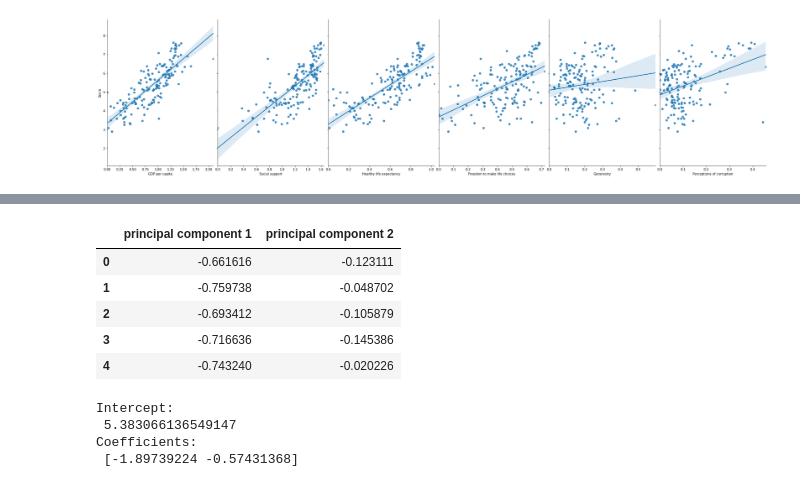
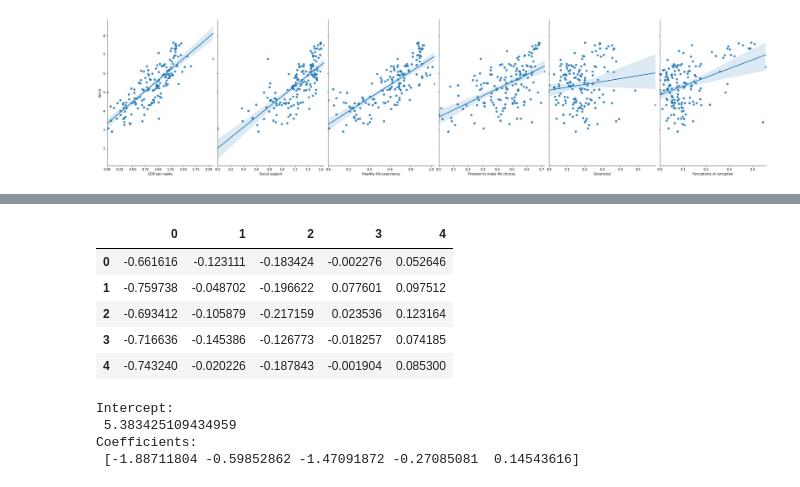
Before and after one commit to Noha-Magdy/world-happiness-report-analysis, a Jupyter notebook: Happiness_report_analysis.ipynb, the cells around one changed output, grey strips where cells are left out. Saved outputs shown, nothing was run; the diff lists cells and outputs as text; code cells hidden in the pictures.

```diff
--- a/Happiness_report_analysis.ipynb
+++ b/Happiness_report_analysis.ipynb
@@ -459,28 +488,27 @@ RMSE:  0.40664283329397355
 # %%
 #LinearRegression after PCA
 
-pca = PCA(n_components=2)
+pca = PCA(n_components=5)
 
-principalComponents = pca.fit_transform(happiness_report_18[[ 'GDP per capita',
+principalComponents = pca.fit_transform(data18[[ 'GDP per capita',
        'Social support', 'Healthy life expectancy',
        'Freedom to make life choices', 'Generosity',
        'Perceptions of corruption']])
 
-principal_Df= pd.DataFrame(data = principalComponents
-             , columns = ['principal component 1', 'principal component 2'])
+principal_Df= pd.DataFrame(data = principalComponents)
 
 principal_Df.head()
 # %% [output]
-|  | principal component 1 | principal component 2 |
-| 0 | -0.661616 | -0.123111 |
-| 1 | -0.759738 | -0.048702 |
-| 2 | -0.693412 | -0.105879 |
-| 3 | -0.716636 | -0.145386 |
-| 4 | -0.743240 | -0.020226 |
+|  | 0 | 1 | 2 | 3 | 4 |
+| 0 | -0.661616 | -0.123111 | -0.183424 | -0.002276 | 0.052646 |
+| 1 | -0.759738 | -0.048702 | -0.196622 | 0.077601 | 0.097512 |
+| 2 | -0.693412 | -0.105879 | -0.217159 | 0.023536 | 0.123164 |
+| 3 | -0.716636 | -0.145386 | -0.126773 | -0.018257 | 0.074185 |
+| 4 | -0.743240 | -0.020226 | -0.187843 | -0.001904 | 0.085300 |
 # %%
-x = principal_Df[['principal component 1', 'principal component 2']]
+x = principal_Df
 
-y = happiness_report_18['Score']
+y = data18['Score']
 
 X_train, X_test, Y_train, Y_test = train_test_split(x, y, test_size = 0.2)
 linear_model = LinearRegression()
@@ -490,9 +518,9 @@ print('Intercept: \n', linear_model.intercept_)
 print('Coefficients: \n', linear_model.coef_)
 # %% [output]
 Intercept:
- 5.383066136549147
+ 5.383425109434959
 Coefficients:
- [-1.89739224 -0.57431368]
+ [-1.88711804 -0.59852862 -1.47091872 -0.27085081  0.14543616]
 # %%
 y_pred = linear_model.predict(X_test)
 # %%
```
Also changed, not shown: parts of 25 cells of this notebook.
